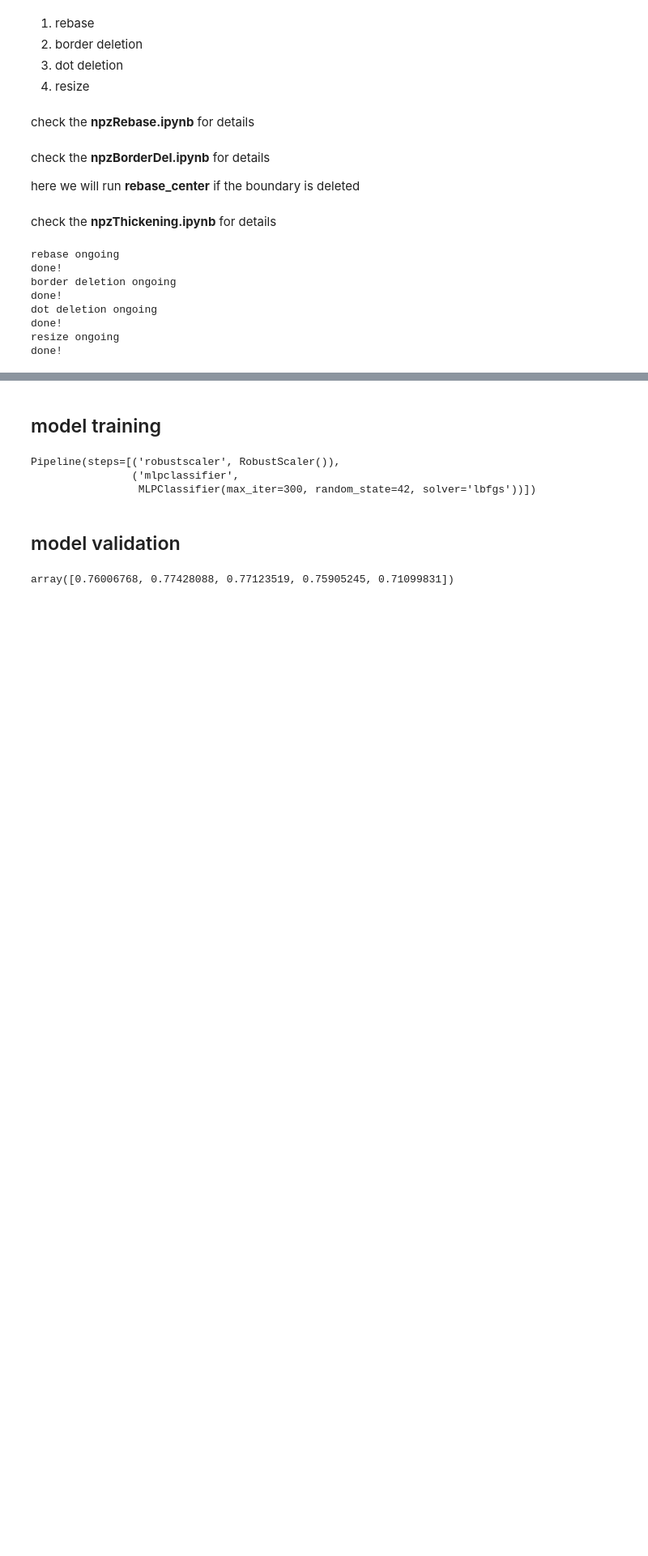
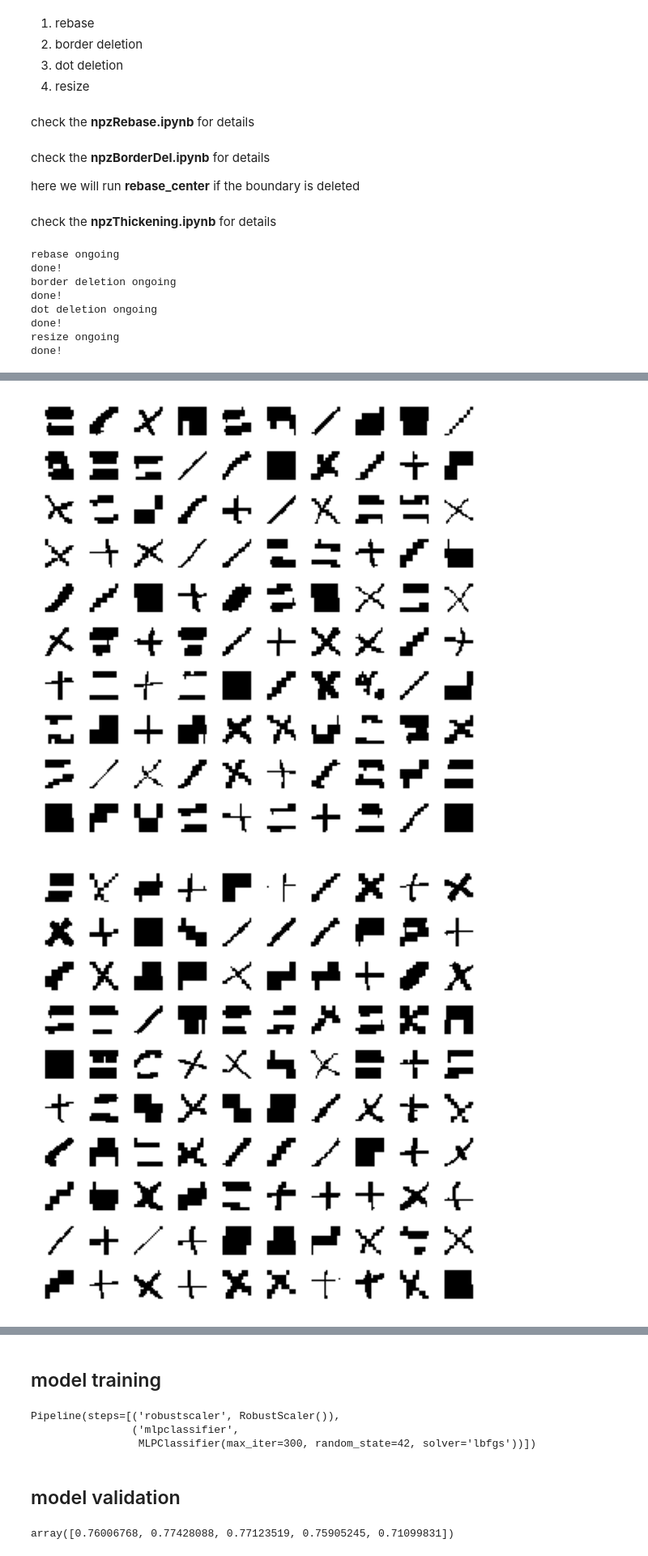
Before and after one commit to nonameR9077/MLproject_2023-2, a Jupyter notebook: preprocessing/template_preprocessing.ipynb, the cells around one changed output, grey strips where cells are left out. Shown at 81% size. Saved outputs shown, nothing was run; the diff lists cells and outputs as text; code cells hidden in the pictures; blank space fills up the shorter version.

```diff
--- a/preprocessing/template_preprocessing.ipynb
+++ b/preprocessing/template_preprocessing.ipynb
@@ -321,0 +316,6 @@ for i in range(3):
+# %%
+for i in range(3):
+    plot_multi(my_data_sym_img_preprocessed,i * 100,i * 100 + 100)
+# %% [output]
+[figure, added]
+[figure, added]
```
Also changed, not shown: parts of 5 cells of this notebook.
